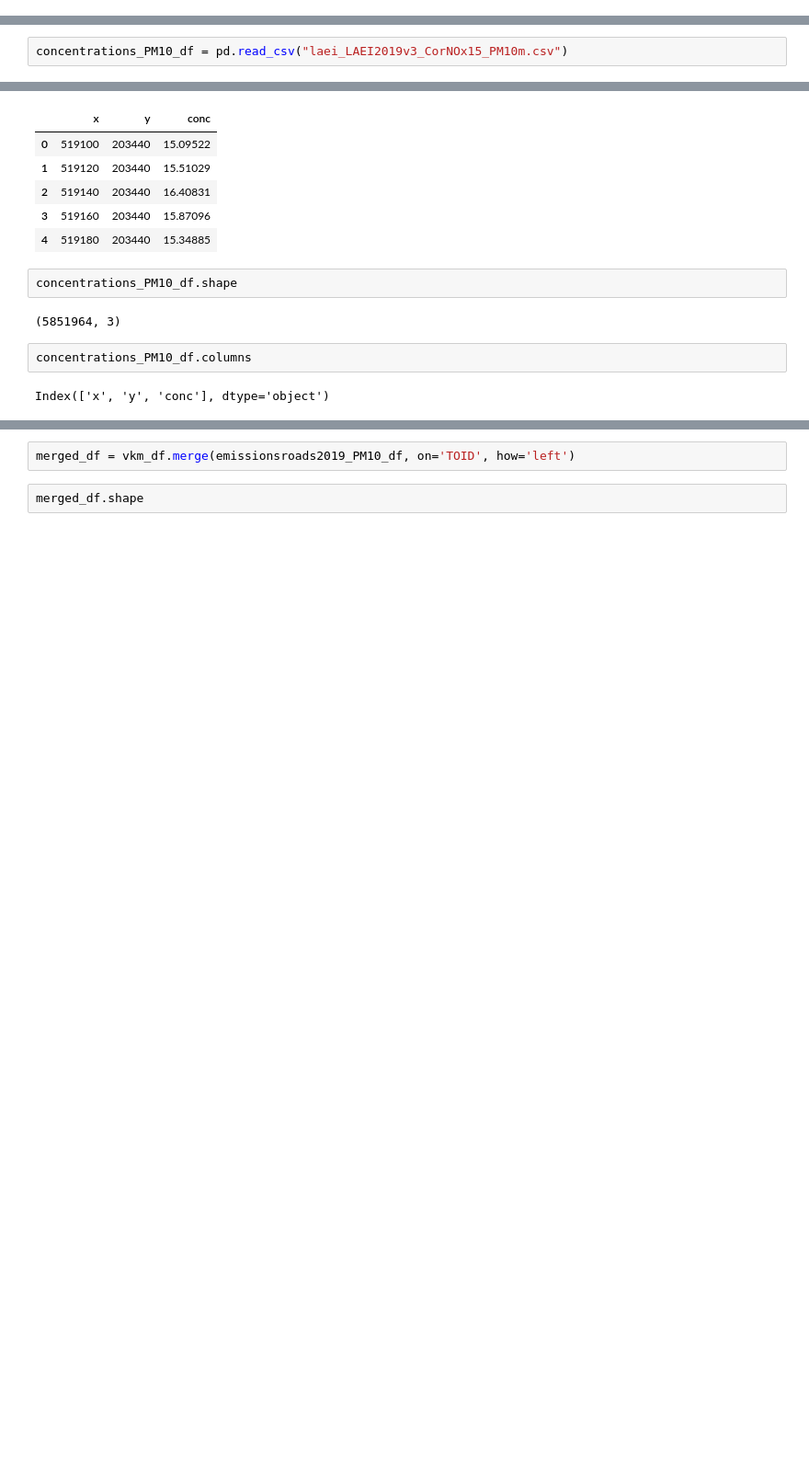
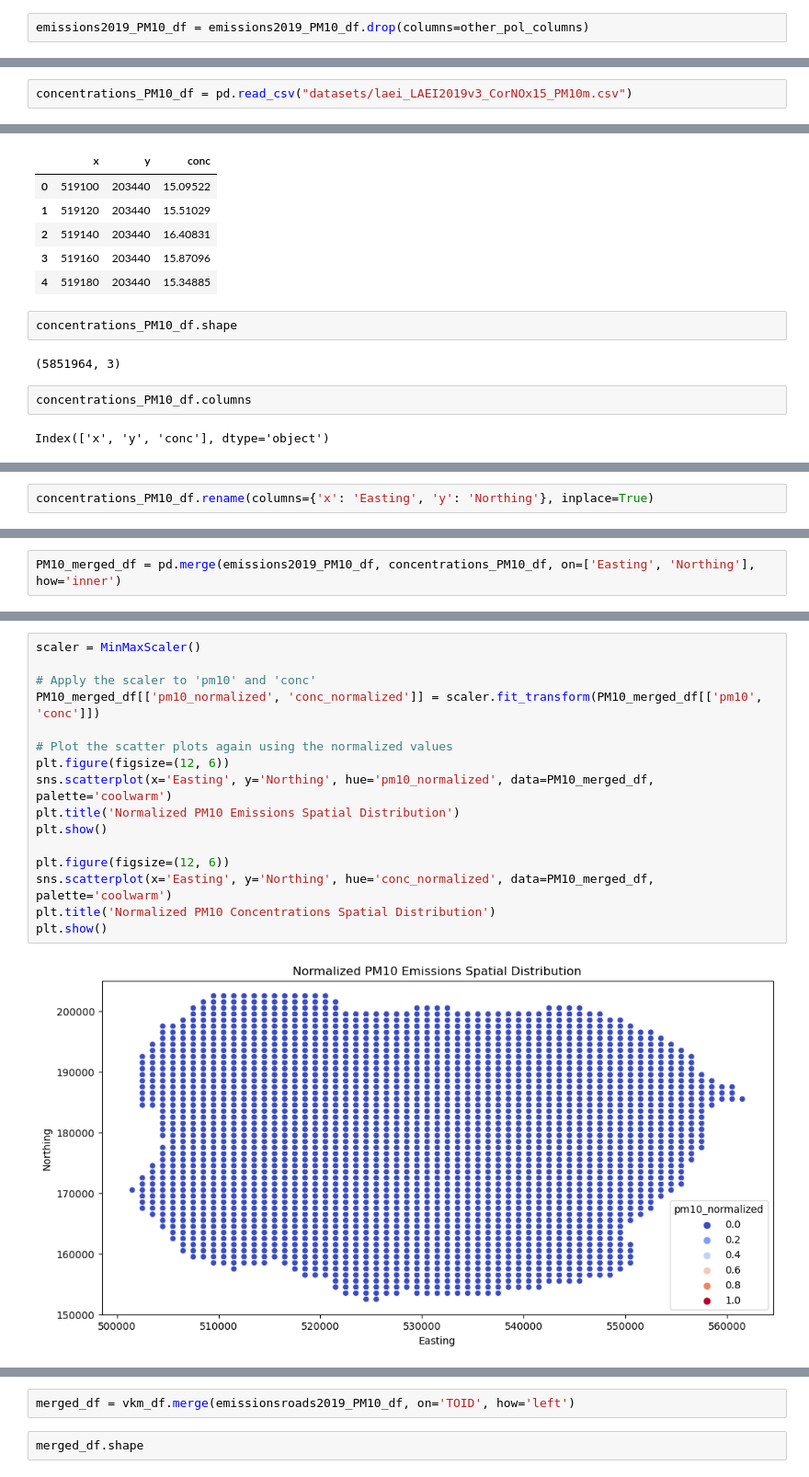
Before and after one commit to stefanopalu/MLendofmod_assignment, a Jupyter notebook: 2019LAEI.ipynb, the cells around one changed output, grey strips where cells are left out. Shown: that part at 92% size. Drawn from its saved outputs; the diff is of its cells as text; blank space fills up the shorter version.

```diff
--- a/2019LAEI.ipynb
+++ b/2019LAEI.ipynb
@@ -94,0 +101,2 @@ emissions2019_PM10_df.shape
+# %%
+emissions2019_PM10_df = emissions2019_PM10_df.drop(columns=other_pol_columns)
@@ -181,7 +221,7 @@ Index(['TOID', 'pollutant', 'pm-source', 'emissions-units',
 # %% [markdown]
 Finally, the fourth datasets are about concentration. We have four files and each of them contains concentration data for a specific pollutants (PM10m, PM10d, NO2, NOx, PM2.5)
 # %%
-concentrations_PM10_df = pd.read_csv("laei_LAEI2019v3_CorNOx15_PM10m.csv")
+concentrations_PM10_df = pd.read_csv("datasets/laei_LAEI2019v3_CorNOx15_PM10m.csv")
 # %%
 concentrations_PM10_df.head()
 # %% [output]
@@ -201,0 +244,2 @@ Index(['x', 'y', 'conc'], dtype='object')
+# %%
+concentrations_PM10_df.rename(columns={'x': 'Easting', 'y': 'Northing'}, inplace=True)
@@ -201,0 +248,2 @@ Index(['x', 'y', 'conc'], dtype='object')
+# %%
+PM10_merged_df = pd.merge(emissions2019_PM10_df, concentrations_PM10_df, on=['Easting', 'Northing'], how='inner')
@@ -201,0 +273,18 @@ Index(['x', 'y', 'conc'], dtype='object')
+# %%
+scaler = MinMaxScaler()
+
+# Apply the scaler to 'pm10' and 'conc'
+PM10_merged_df[['pm10_normalized', 'conc_normalized']] = scaler.fit_transform(PM10_merged_df[['pm10', 'conc']])
+
+# Plot the scatter plots again using the normalized values
+plt.figure(figsize=(12, 6))
+sns.scatterplot(x='Easting', y='Northing', hue='pm10_normalized', data=PM10_merged_df, palette='coolwarm')
+plt.title('Normalized PM10 Emissions Spatial Distribution')
+plt.show()
+
+plt.figure(figsize=(12, 6))
+sns.scatterplot(x='Easting', y='Northing', hue='conc_normalized', data=PM10_merged_df, palette='coolwarm')
+plt.title('Normalized PM10 Concentrations Spatial Distribution')
+plt.show()
+# %% [output]
+[figure, added]
```
Also changed, not shown: parts of 17 cells of this notebook, 2 other files.
